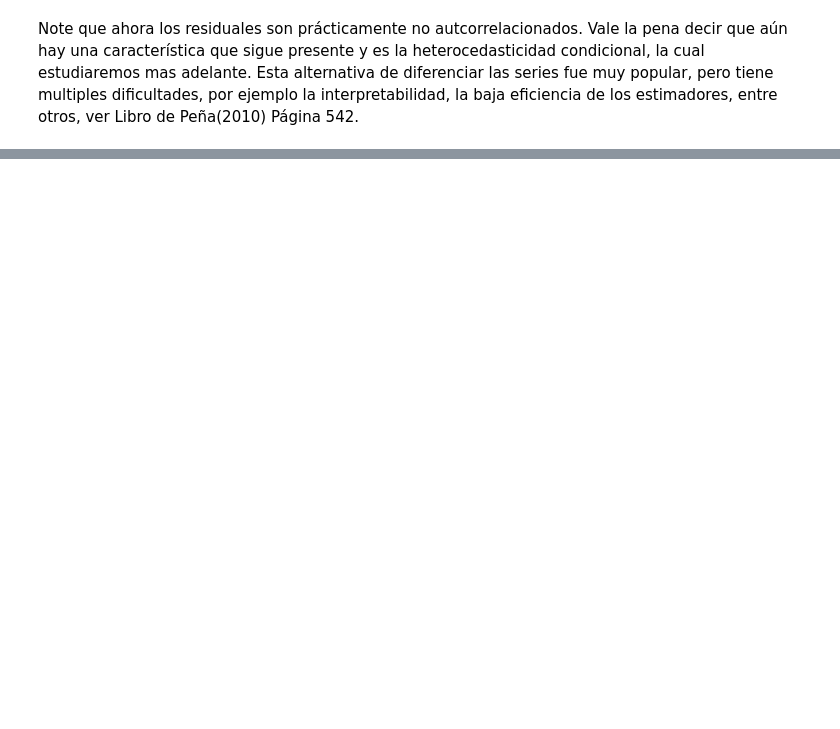
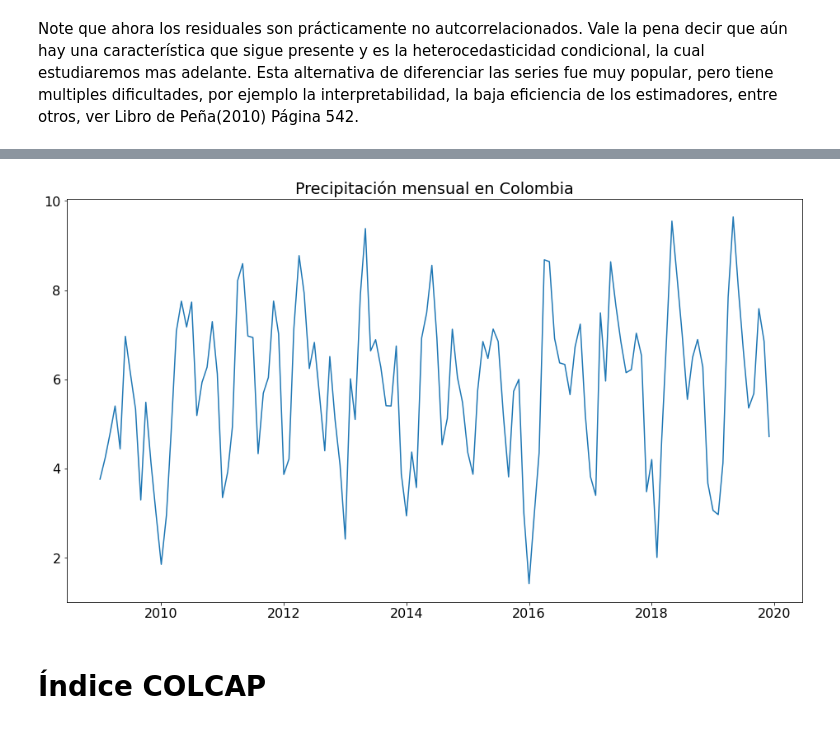
Before and after one commit to jofmorenore/TimeSeries, a Jupyter notebook: proyecto/01_IntroSeriesUnivariadas.ipynb, the cells around one changed output, grey strips where cells are left out. Saved outputs shown, nothing was run; the diff lists cells and outputs as text; code cells hidden in the pictures; blank space fills up the shorter version.

```diff
--- a/proyecto/01_IntroSeriesUnivariadas.ipynb
+++ b/proyecto/01_IntroSeriesUnivariadas.ipynb
@@ -242,0 +293,6 @@ Note que ahora los residuales son prácticamente no autcorrelacionados. Vale la
+# %%
+Lluvia=pd.read_excel(r'https://github.com/sacalderonv/TimeSeries/blob/master/Series%20Univariadas/R/Identificaci%C3%B3n%20AR%20y%20MA%20Puros%20Usando%20ACF%20y%20PACF/Lluvia.xlsx?raw=true')
+Lluvia['Fecha']=pd.to_datetime(Lluvia['Fecha'])
+Lluvia=pd.Series(Lluvia['lluvia'].values,Lluvia['Fecha'],name='lluvia')
+Lluvia.index.freq='MS'
+Lluvia.head(10)
@@ -242,0 +312,8 @@ Note que ahora los residuales son prácticamente no autcorrelacionados. Vale la
+# %%
+plt.plot(Lluvia)
+plt.title('Precipitación mensual en Colombia')
+plt.show()
+# %% [output]
+[figure, added]
+# %% [markdown]
+# Índice COLCAP
```
Also changed, not shown: parts of 21 cells of this notebook.
